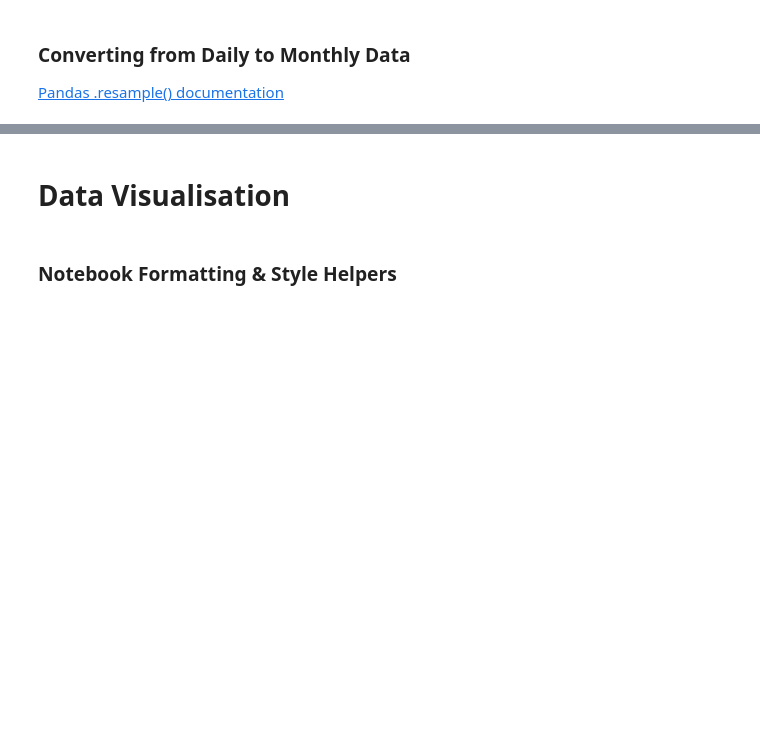
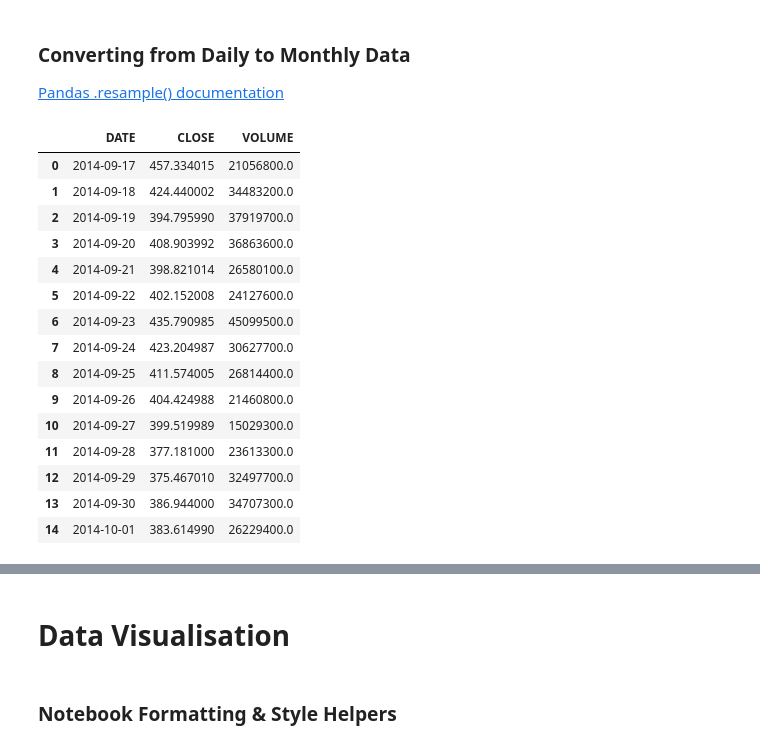
Before and after one commit to SiracencoSerghei/Bootcamp_Python, a Jupyter notebook: day_75/Google Trends and Data Visualisation.ipynb, the cells around one changed output, grey strips where cells are left out. Drawn from its saved outputs; the diff is of its cells as text; code cells hidden in the pictures; blank space fills up the shorter version.

```diff
--- a/day_75/Google Trends and Data Visualisation.ipynb
+++ b/day_75/Google Trends and Data Visualisation.ipynb
@@ -211,3 +250,22 @@ df_btc_price = df_btc_price.dropna()
 ### Converting from Daily to Monthly Data
 
 [Pandas .resample() documentation](https://pandas.pydata.org/pandas-docs/stable/reference/api/pandas.DataFrame.resample.html) <br>
+# %%
+df_btc_price.head(15)
+# %% [output]
+|  | DATE | CLOSE | VOLUME |
+| 0 | 2014-09-17 | 457.334015 | 21056800.0 |
+| 1 | 2014-09-18 | 424.440002 | 34483200.0 |
+| 2 | 2014-09-19 | 394.795990 | 37919700.0 |
+| 3 | 2014-09-20 | 408.903992 | 36863600.0 |
+| 4 | 2014-09-21 | 398.821014 | 26580100.0 |
+| 5 | 2014-09-22 | 402.152008 | 24127600.0 |
+| 6 | 2014-09-23 | 435.790985 | 45099500.0 |
+| 7 | 2014-09-24 | 423.204987 | 30627700.0 |
+| 8 | 2014-09-25 | 411.574005 | 26814400.0 |
+| 9 | 2014-09-26 | 404.424988 | 21460800.0 |
+| 10 | 2014-09-27 | 399.519989 | 15029300.0 |
+| 11 | 2014-09-28 | 377.181000 | 23613300.0 |
+| 12 | 2014-09-29 | 375.467010 | 32497700.0 |
+| 13 | 2014-09-30 | 386.944000 | 34707300.0 |
+| 14 | 2014-10-01 | 383.614990 | 26229400.0 |
```
Also changed, not shown: parts of 11 cells of this notebook.
